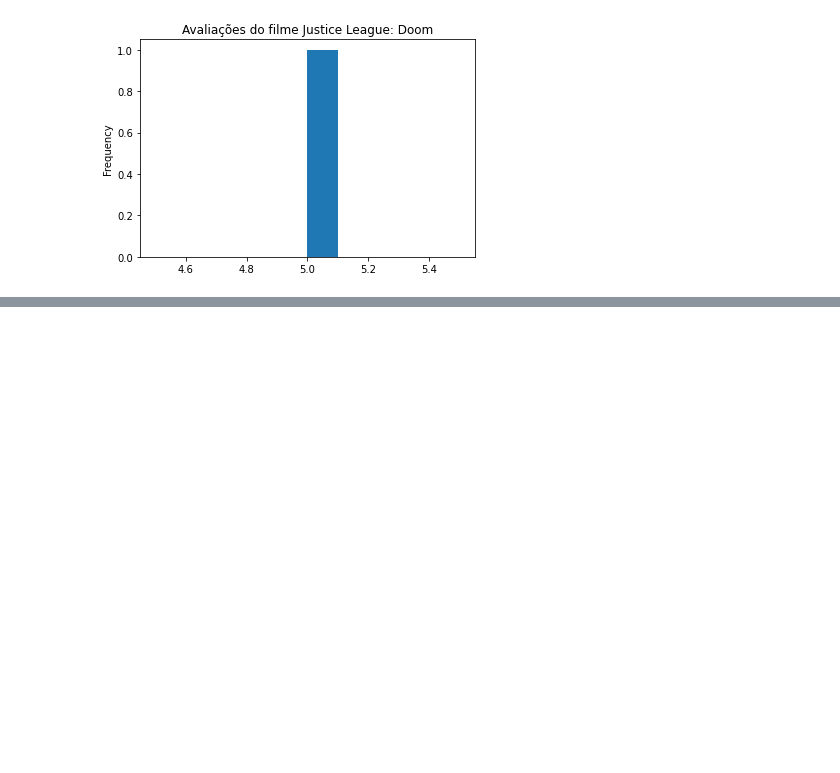
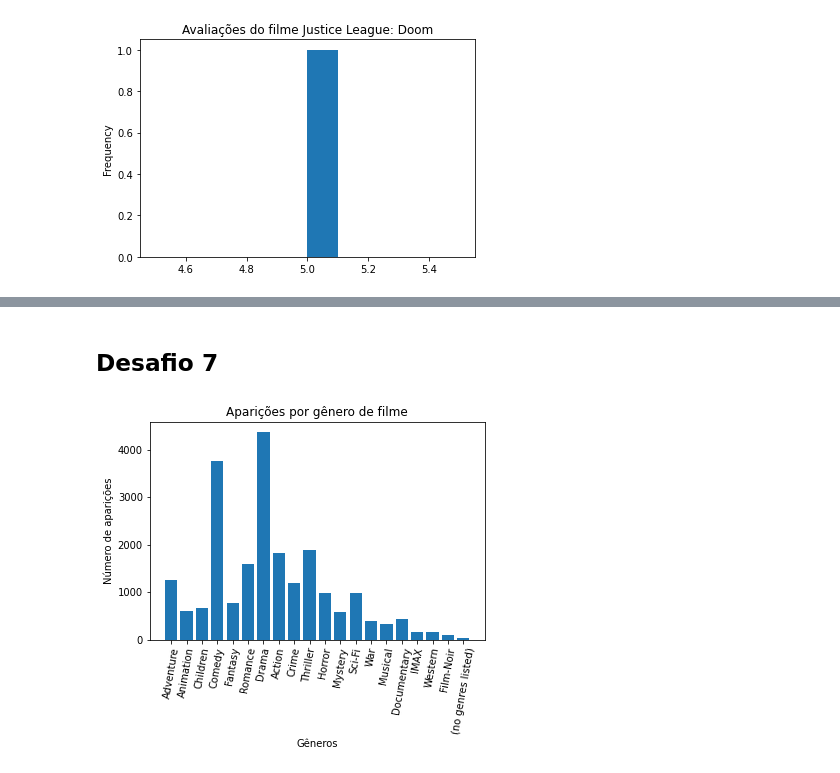
Before and after one commit to ehcacao/Pynthon, a Jupyter notebook: aula01_allura.ipynb, the cells around one changed output, grey strips where cells are left out. Saved outputs shown, nothing was run; the diff lists cells and outputs as text; code cells hidden in the pictures; blank space fills up the shorter version.

```diff
--- a/aula01_allura.ipynb
+++ b/aula01_allura.ipynb
@@ -211,0 +259,7 @@ avaliacoes.query("filmeId == 102084")["nota"].plot(kind='hist', title="Avaliaç
+# %%
+soma_de_avaliacoes_filme = avaliacoes.groupby("filmeId")["nota"].count()
+#trocar o nome media por votos
+soma_de_avaliacoes_filme.name = "Votos"
+filmes_com_media = filmes_com_media.join(soma_de_avaliacoes_filme, on="filmeId")
+#Mostrar as alterações
+filmes_com_media.head()
@@ -211,0 +275,3 @@ avaliacoes.query("filmeId == 102084")["nota"].plot(kind='hist', title="Avaliaç
+# %%
+filmes_com_media["media"] = [float("%.2f" %media) for media in filmes_com_media["media"]]
+filmes_com_media.head()
@@ -211,0 +287,11 @@ avaliacoes.query("filmeId == 102084")["nota"].plot(kind='hist', title="Avaliaç
+# %%
+generos_dos_filmes = []
+filmes_com_media["genero"][0]
+for genero in filmes_com_media["genero"]:
+  lista_de_generos = genero.split("|")
+  for generos in lista_de_generos:
+    if not generos in generos_dos_filmes:
+      generos_dos_filmes.append(generos)
+
+
+generos_dos_filmes
@@ -211,0 +321,9 @@ avaliacoes.query("filmeId == 102084")["nota"].plot(kind='hist', title="Avaliaç
+# %%
+aparicoes_de_cada_genero = dict([[generos, 0] for generos in generos_dos_filmes])
+for genero in filmes_com_media["genero"]:
+  lista_de_generos = genero.split("|")
+  for generos in lista_de_generos:
+    aparicoes_de_cada_genero[generos] +=1
+
+print("Número de aparições de cada genero")
+aparicoes_de_cada_genero
@@ -211,0 +352,18 @@ avaliacoes.query("filmeId == 102084")["nota"].plot(kind='hist', title="Avaliaç
+# %% [markdown]
+## Desafio 7
+# %%
+import matplotlib.pyplot as plt
+
+#Nomes dos eixos
+plt.xlabel("Gêneros")
+plt.ylabel("Número de aparições")
+
+#Título
+plt.title("Aparições por gênero de filme")
+
+plt.xticks(range(0, len(aparicoes_de_cada_genero.keys())), aparicoes_de_cada_genero.keys(), rotation=80)
+
+plt.bar(aparicoes_de_cada_genero.keys(), aparicoes_de_cada_genero.values())
+plt.show()
+# %% [output]
+[figure, added]
```
Also changed, not shown: parts of 13 cells of this notebook.
